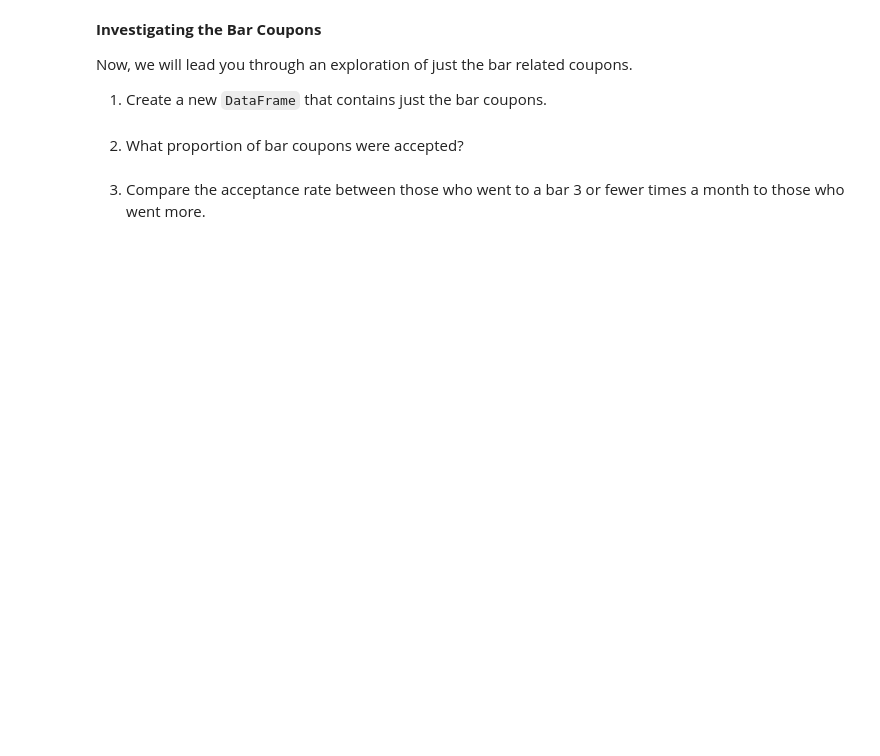
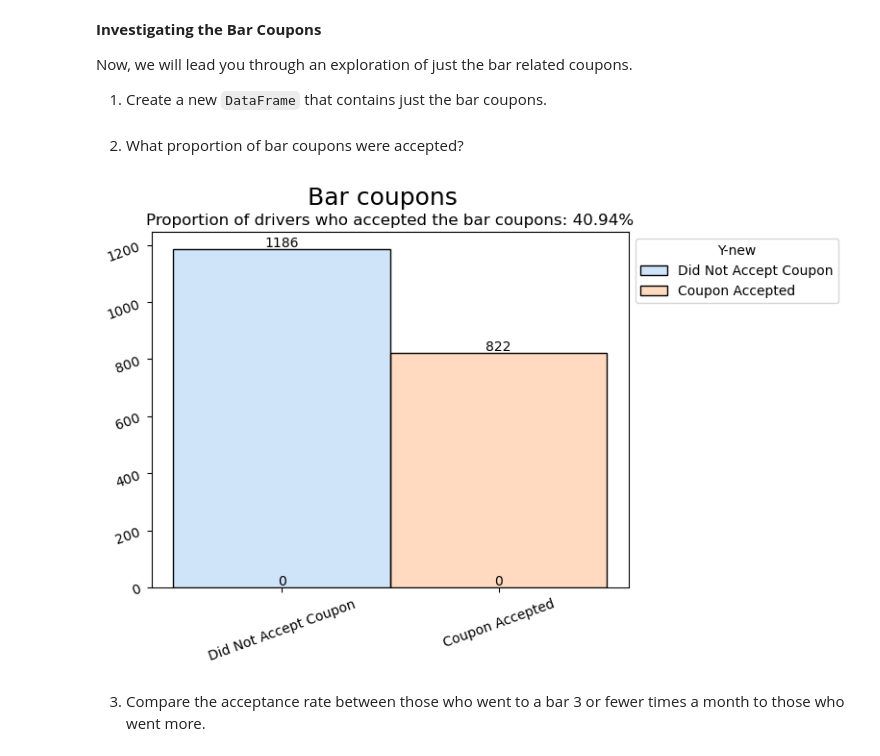
Before and after one commit to mgk2014/PCMLAI, a Jupyter notebook: coupons.ipynb, the cells around one changed output. Saved outputs shown, nothing was run; the diff lists cells and outputs as text; code cells hidden in the pictures; blank space fills up the shorter version.

```diff
--- a/coupons.ipynb
+++ b/coupons.ipynb
@@ -237,7 +254,23 @@ render_plot(ax, heading = 'Coupon acceptance by direction',
 Now, we will lead you through an exploration of just the bar related coupons.
 
 1. Create a new `DataFrame` that contains just the bar coupons.
+# %%
+bar_coupons = clean_data[clean_data['coupon'] == 'Bar']
 # %% [markdown]
 2. What proportion of bar coupons were accepted?
+# %%
+ax = sns.histplot(bar_coupons, x='Y-new', hue='Y-new')
+
+proportion_bar_coupons_accepted = len(bar_coupons[bar_coupons['Y'] == 1])/len(bar_coupons)
+proportion_bar_coupons_accepted = proportion_bar_coupons_accepted * 100
+proportion_bar_coupons_accepted = format(proportion_bar_coupons_accepted, ".2f")
+
+subtitle = "Proportion of drivers who accepted the bar coupons: " + proportion_bar_coupons_accepted + "%"
+
+render_plot(ax,
+            heading = "Bar coupons",
+            subtitle=subtitle)
+# %% [output]
+[figure, added]
 # %% [markdown]
 3. Compare the acceptance rate between those who went to a bar 3 or fewer times a month to those who went more.
```
Also changed, not shown: parts of 18 cells of this notebook.
